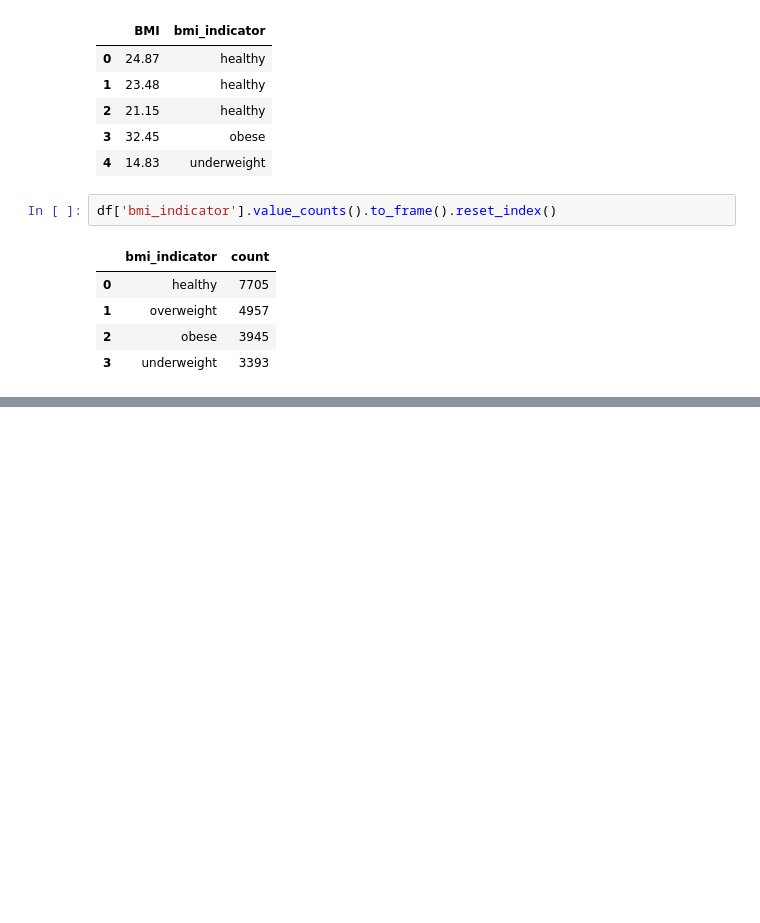
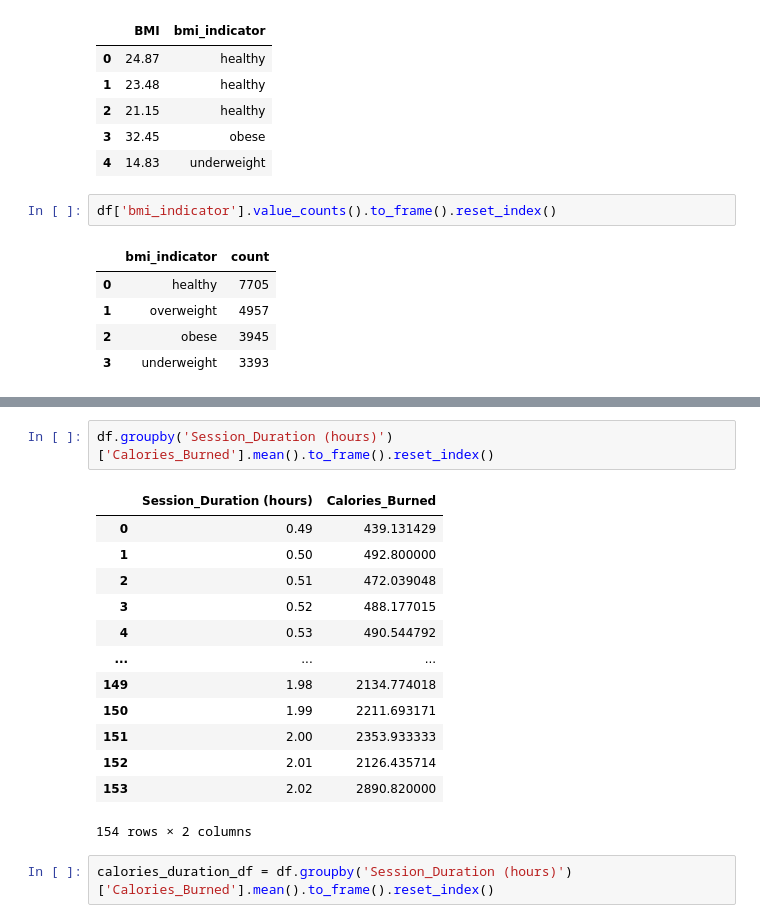
Before and after one commit to CEPHAL0/Python-Workshop, a Jupyter notebook: data_science/lifestyle_data_analysis.ipynb, the cells around one changed output, grey strips where cells are left out. Saved outputs shown, nothing was run; the diff lists cells and outputs as text; blank space fills up the shorter version.

```diff
--- a/data_science/lifestyle_data_analysis.ipynb
+++ b/data_science/lifestyle_data_analysis.ipynb
@@ -295,0 +362,18 @@ df['bmi_indicator'].value_counts().to_frame().reset_index()
+# %%
+df.groupby('Session_Duration (hours)')['Calories_Burned'].mean().to_frame().reset_index()
+# %% [output]
+|  | Session_Duration (hours) | Calories_Burned |
+| 0 | 0.49 | 439.131429 |
+| 1 | 0.50 | 492.800000 |
+| 2 | 0.51 | 472.039048 |
+| 3 | 0.52 | 488.177015 |
+| 4 | 0.53 | 490.544792 |
+| ... | ... | ... |
+| 149 | 1.98 | 2134.774018 |
+| 150 | 1.99 | 2211.693171 |
+| 151 | 2.00 | 2353.933333 |
+| 152 | 2.01 | 2126.435714 |
+| 153 | 2.02 | 2890.820000 |
+154 rows × 2 columns
+# %%
+calories_duration_df = df.groupby('Session_Duration (hours)')['Calories_Burned'].mean().to_frame().reset_index()
```
Also changed, not shown: parts of 20 cells of this notebook.
